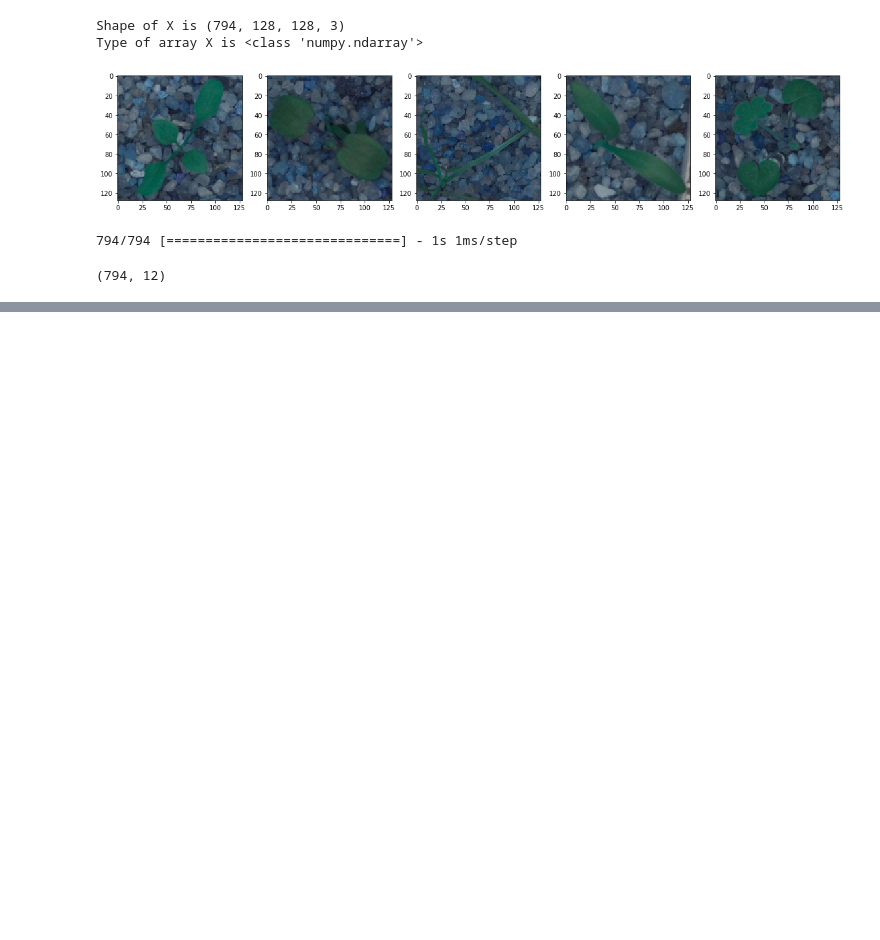
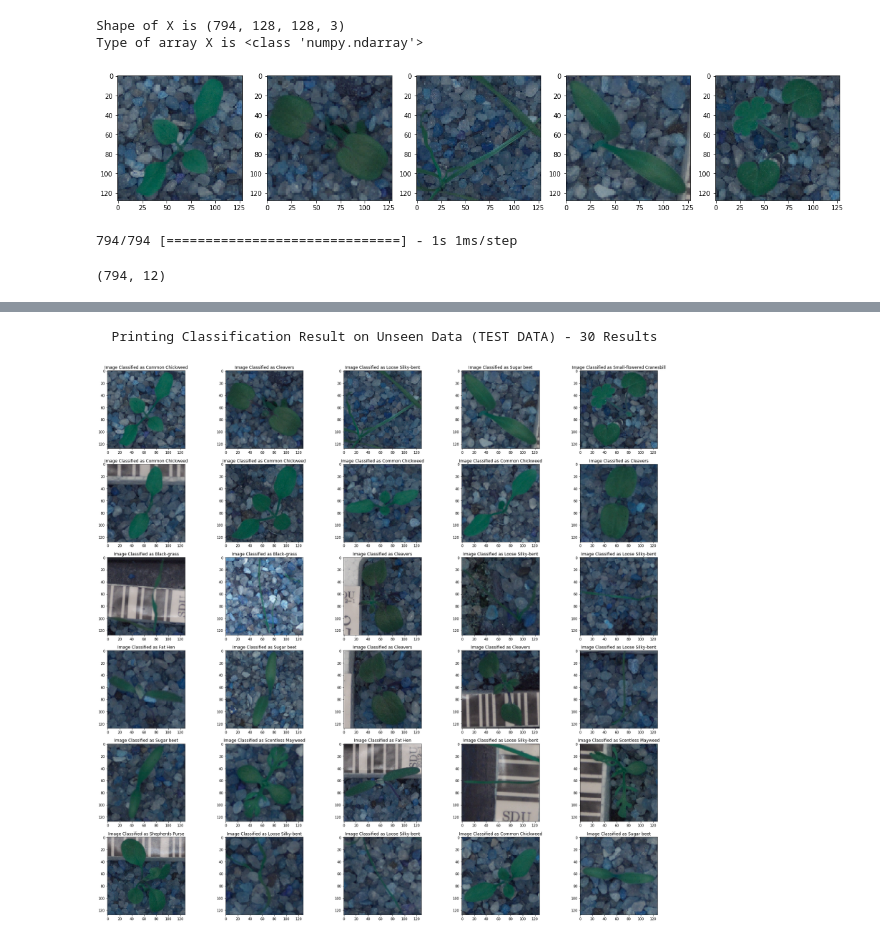
Before and after one commit to GreatLearningAIML1/aiml-ml-hyd-nov-18-batch-amardeepkishore, a Jupyter notebook: Computer_Vision_Project_1.ipynb, the cells around one changed output, grey strips where cells are left out. Drawn from its saved outputs; the diff is of its cells as text; code cells hidden in the pictures; blank space fills up the shorter version.

```diff
--- a/Computer_Vision_Project_1.ipynb
+++ b/Computer_Vision_Project_1.ipynb
@@ -334,7 +334,7 @@ def plotFirstFive(X):
         plt.subplot(1, 5, i+1)
         plt.imshow(X[i])
 # %%
-testX = redTestData(testDataPath)
+trainX = redTestData(testDataPath)
 # %% [output]
 Shape of X is (794, 128, 128, 3)
 Type of array X is <class 'numpy.ndarray'>
@@ -372,0 +399,16 @@ array([ 3,  2,  6, 11, 10,  3,  3,  3,  3,  2,  0,  0,  2,  6,  6,  5, 11,
+# %%
+print('\n\n \033[1m Printing Classification Result on Unseen Data (TEST DATA) - 30 Results \033[0m \n\n')
+fig = plt.figure(figsize=(30, 150))
+
+#Identifying Test Data.
+for i in range(len(trainX)):
+  if i == 30:
+    break
+
+  cl = adamModel.model.predict_classes(trainX[i:i+1])
+  ax = fig.add_subplot(30, 5, i+1)
+  ax.set_title(f'Image Classified as {lencoder.inverse_transform(cl)[0]}')
+  ax.imshow(trainX[i])
+# %% [output]
+  Printing Classification Result on Unseen Data (TEST DATA) - 30 Results
+[figure, added]
```
Also changed, not shown: parts of 7 cells of this notebook.
